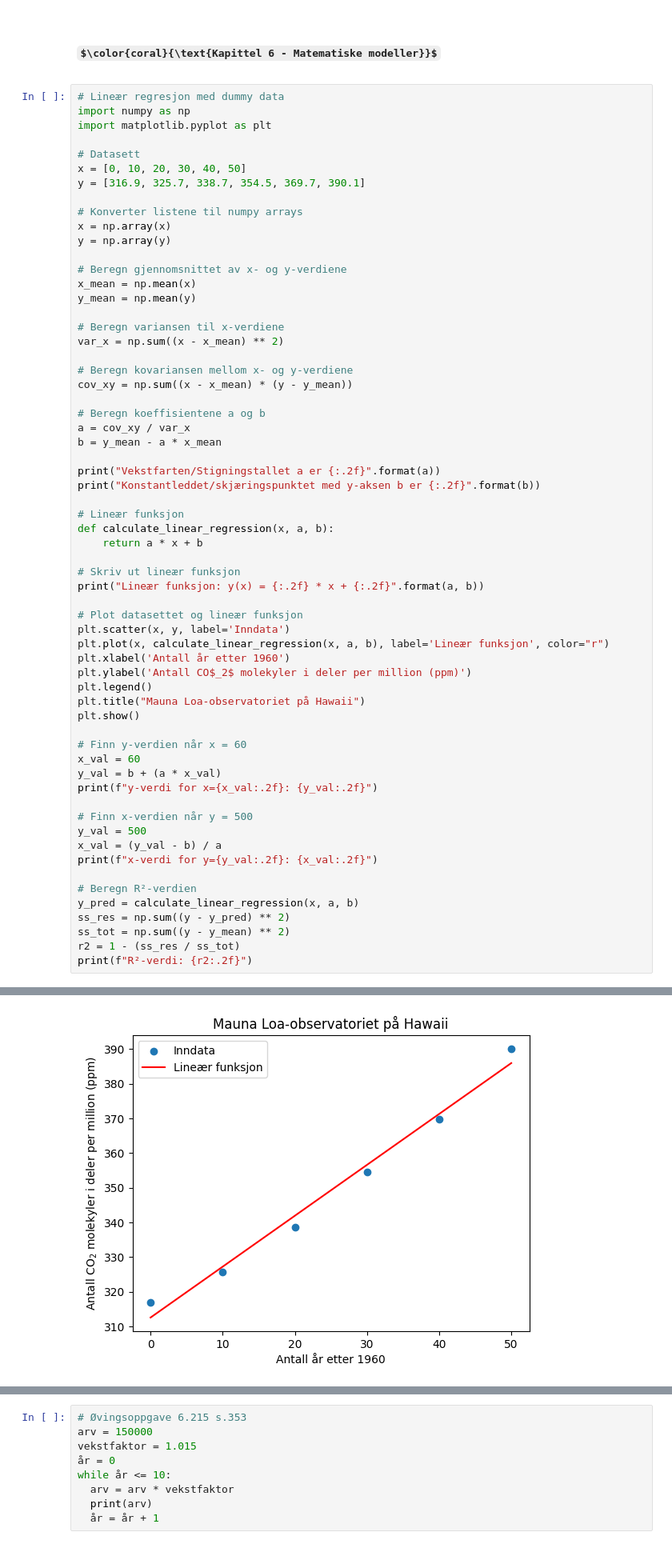
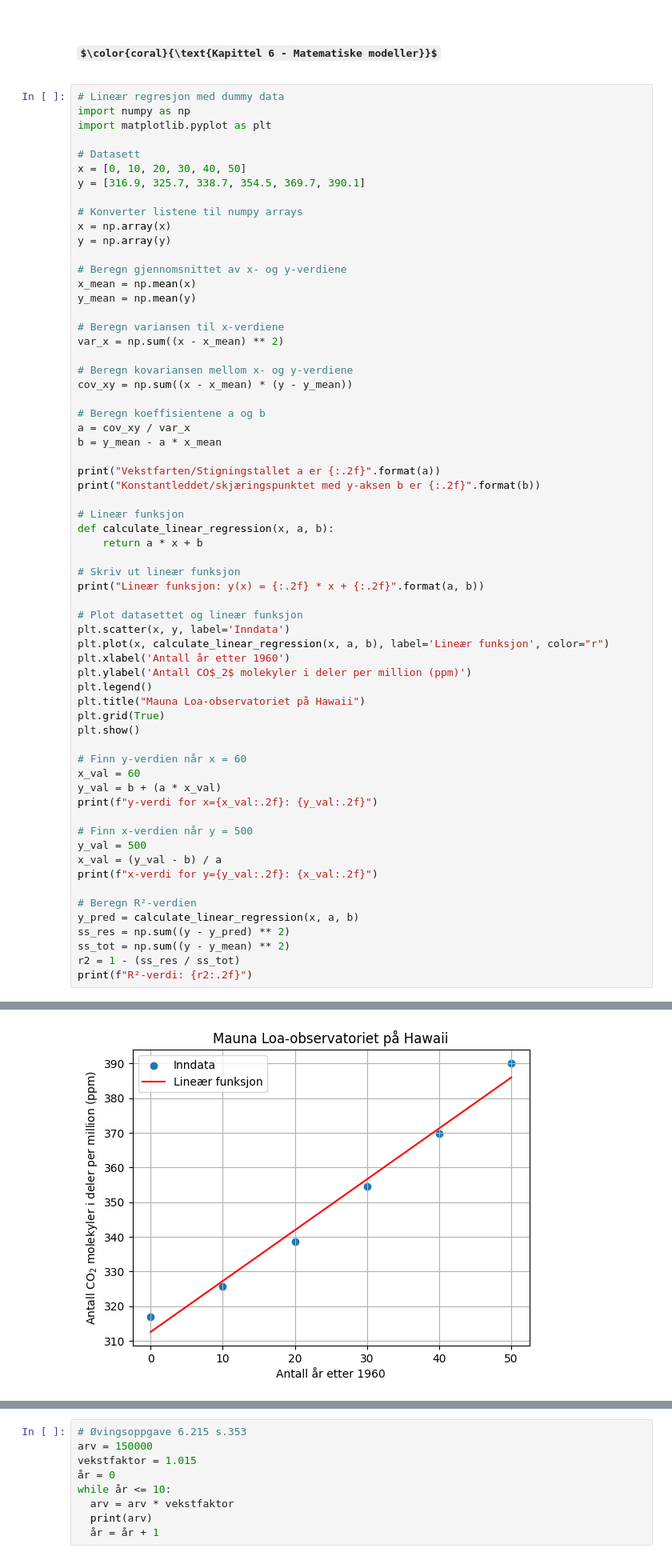
Before and after one commit to hanska91/Matematikk-2P-Y, a Jupyter notebook: Matematikkboka 2P-Y + Litt annet.ipynb, the cells around one changed output, grey strips where cells are left out. Shown at 80% size. Cells and saved outputs as stored; diff of their text form; some formulas as TeX source.

```diff
--- a/Matematikkboka 2P-Y + Litt annet.ipynb
+++ b/Matematikkboka 2P-Y + Litt annet.ipynb
@@ -2581,34 +2619,35 @@ print("Lineær funksjon: y(x) = {:.2f} * x + {:.2f}".format(a, b))
 
 # Plot datasettet og lineær funksjon
 plt.scatter(x, y, label='Inndata')
 plt.plot(x, calculate_linear_regression(x, a, b), label='Lineær funksjon', color="r")
 plt.xlabel('Antall år etter 1960')
 plt.ylabel('Antall CO$_2$ molekyler i deler per million (ppm)')
 plt.legend()
 plt.title("Mauna Loa-observatoriet på Hawaii")
+plt.grid(True)
 plt.show()
 
 # Finn y-verdien når x = 60
 x_val = 60
 y_val = b + (a * x_val)
 print(f"y-verdi for x={x_val:.2f}: {y_val:.2f}")
 
 # Finn x-verdien når y = 500
 y_val = 500
 x_val = (y_val - b) / a
 print(f"x-verdi for y={y_val:.2f}: {x_val:.2f}")
 
 # Beregn R²-verdien
 y_pred = calculate_linear_regression(x, a, b)
 ss_res = np.sum((y - y_pred) ** 2)
 ss_tot = np.sum((y - y_mean) ** 2)
 r2 = 1 - (ss_res / ss_tot)
 print(f"R²-verdi: {r2:.2f}")
 # %% [output]
 Vekstfarten/Stigningstallet a er 1.47
 Konstantleddet/skjæringspunktet med y-aksen b er 312.57
 Lineær funksjon: y(x) = 1.47 * x + 312.57
-[figure, old version]
+[figure, new version]
 y-verdi for x=60.00: 400.65
 x-verdi for y=500.00: 127.68
 R²-verdi: 0.99
```
Also changed, not shown: parts of 20 cells of this notebook.
